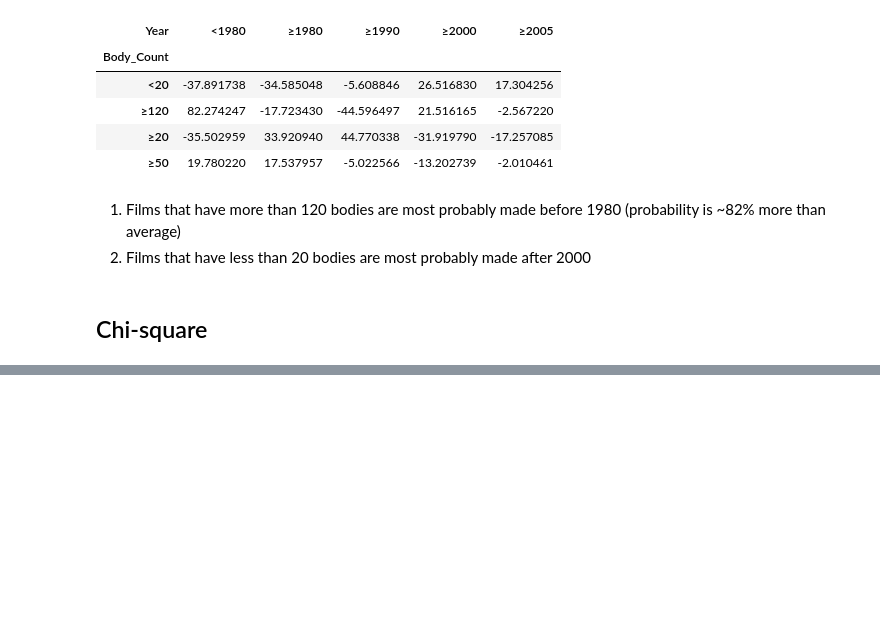
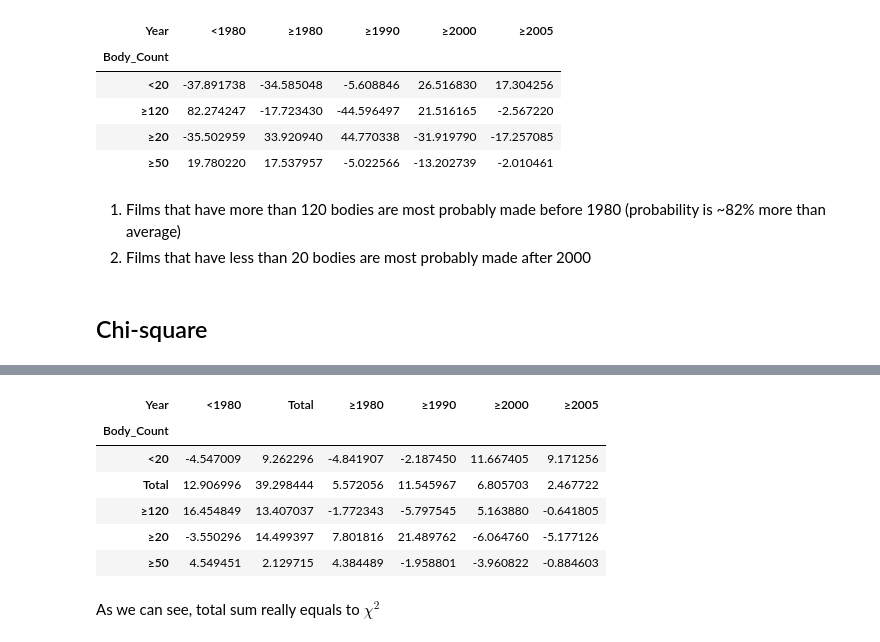
Before and after one commit to Euphe/data_analysis_project, a Jupyter notebook: hw3.ipynb, the cells around one changed output, grey strips where cells are left out. Cells and saved outputs as stored; diff of their text form; code cells hidden in the pictures; blank space fills up the shorter version.

```diff
--- a/hw3.ipynb
+++ b/hw3.ipynb
@@ -56,6 +56,13 @@ def trunc_total(contingency_df):
     res.drop(index='Total', columns='Total', inplace=True)
     return res
 
+def chi_square_summary_quetelet_index(df):
+    res = make_quetelet(normalize(df)) * df
+    res['Total'] = res[res.columns].sum(axis=1)
+    for col in res:
+        res[col]['Total'] = res[col].sum()
+    return res
+
 def expected_values(contingency_df):
     res = contingency_df.copy()
     res.drop(index='Total', columns='Total', inplace=True)
@@ -181,0 +262,12 @@ Power_divergenceResult(statistic=2.0000000000000004, pvalue=0.3678794411714423)
+# %%
+chi_square_summary_quetelet_index(contingency_table_year_bodies)
+# %% [output]
+| Year | <1980 | Total | ≥1980 | ≥1990 | ≥2000 | ≥2005 |
+| Body_Count |  |  |  |  |  |  |
+| <20 | -4.547009 | 9.262296 | -4.841907 | -2.187450 | 11.667405 | 9.171256 |
+| Total | 12.906996 | 39.298444 | 5.572056 | 11.545967 | 6.805703 | 2.467722 |
+| ≥120 | 16.454849 | 13.407037 | -1.772343 | -5.797545 | 5.163880 | -0.641805 |
+| ≥20 | -3.550296 | 14.499397 | 7.801816 | 21.489762 | -6.064760 | -5.177126 |
+| ≥50 | 4.549451 | 2.129715 | 4.384489 | -1.958801 | -3.960822 | -0.884603 |
+# %% [markdown]
+As we can see, total sum really equals to $\chi^2$
```
Also changed, not shown: parts of 19 cells of this notebook.
